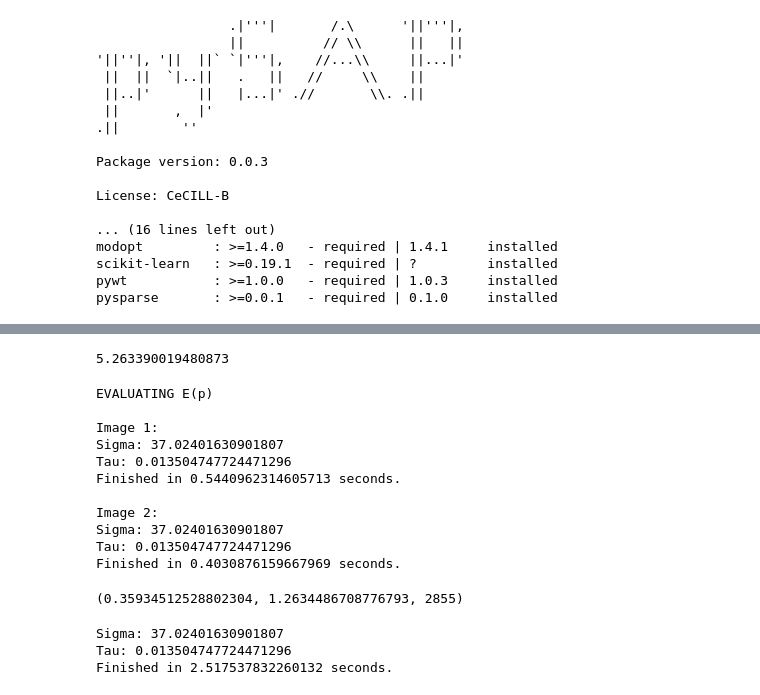
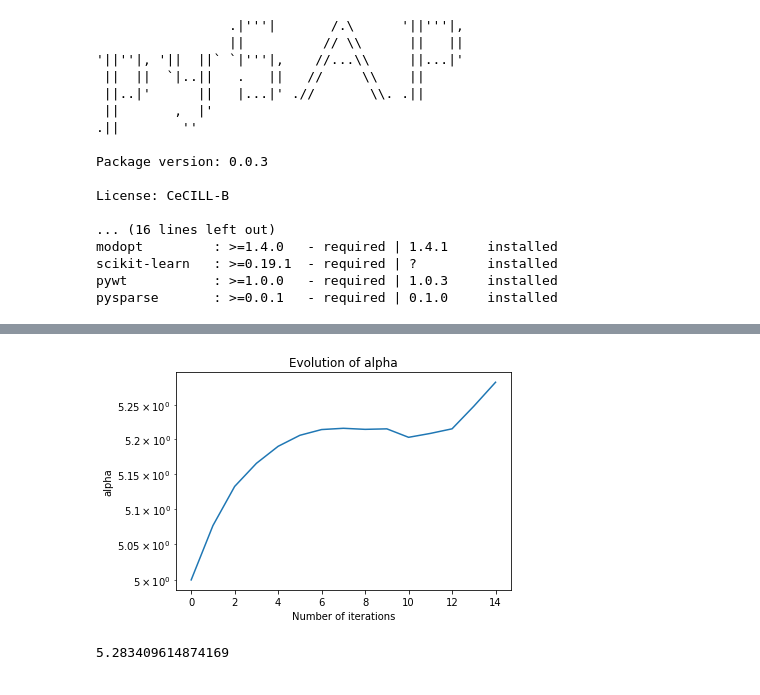
Before and after one commit to Biagig/Learning-Sampling-Pattern, a Jupyter notebook: Upper Level V2.ipynb, the cells around one changed output, grey strips where cells are left out. Saved outputs shown, nothing was run; the diff lists cells and outputs as text; code cells hidden in the pictures.

```diff
--- a/Upper Level V2.ipynb
+++ b/Upper Level V2.ipynb
@@ -393,32 +226,16 @@ plt.yscale("log")
+# %%
+plt.plot(alphas)
+plt.title("Evolution of alpha")
+plt.xlabel("Number of iterations")
+plt.ylabel("alpha")
+plt.yscale("log")
+#plt.savefig("Results/Upper Level/Multiple images/10 images/alpha.png")
+# %% [output]
+[figure, added]
 # %%
-print(pf[-1])
+print(lf[-1])
+pf = pcart(lf)
 ceiled_pf = np.where(pf>0.5,1,0)
 pysap.Image(data=np.reshape(pf[:-1],(n,n))).show()
 # %% [output]
-5.263390019480873
+5.283409614874169
-# %%
-P(pf),E(pf,images=images,kspace_data=kspace_data),np.sum(ceiled_pf)
-# %% [output]
-EVALUATING E(p)
-
-Image 1:
-Sigma: 37.02401630901807
-Tau: 0.013504747724471296
-Finished in 0.5440962314605713 seconds.
-
-Image 2:
-Sigma: 37.02401630901807
-Tau: 0.013504747724471296
-Finished in 0.4030876159667969 seconds.
-(0.35934512528802304, 1.2634486708776793, 2855)
-# %%
-param["pn1"]=pf[-1]
-#itest<Nimages
-itest = 0
-uk,norms,energy,ssims = pdhg(kspace_data[itest] , pf , fourier_op = fourier_op , linear_op = linear_op ,
-                             param = param , maxit = 200 , ground_truth = images[itest] ,
-                             compute_energy = True , verbose = 0)
-# %% [output]
-Sigma: 37.02401630901807
-Tau: 0.013504747724471296
-Finished in 2.517537832260132 seconds.
```
Also changed, not shown: parts of 48 cells of this notebook.
